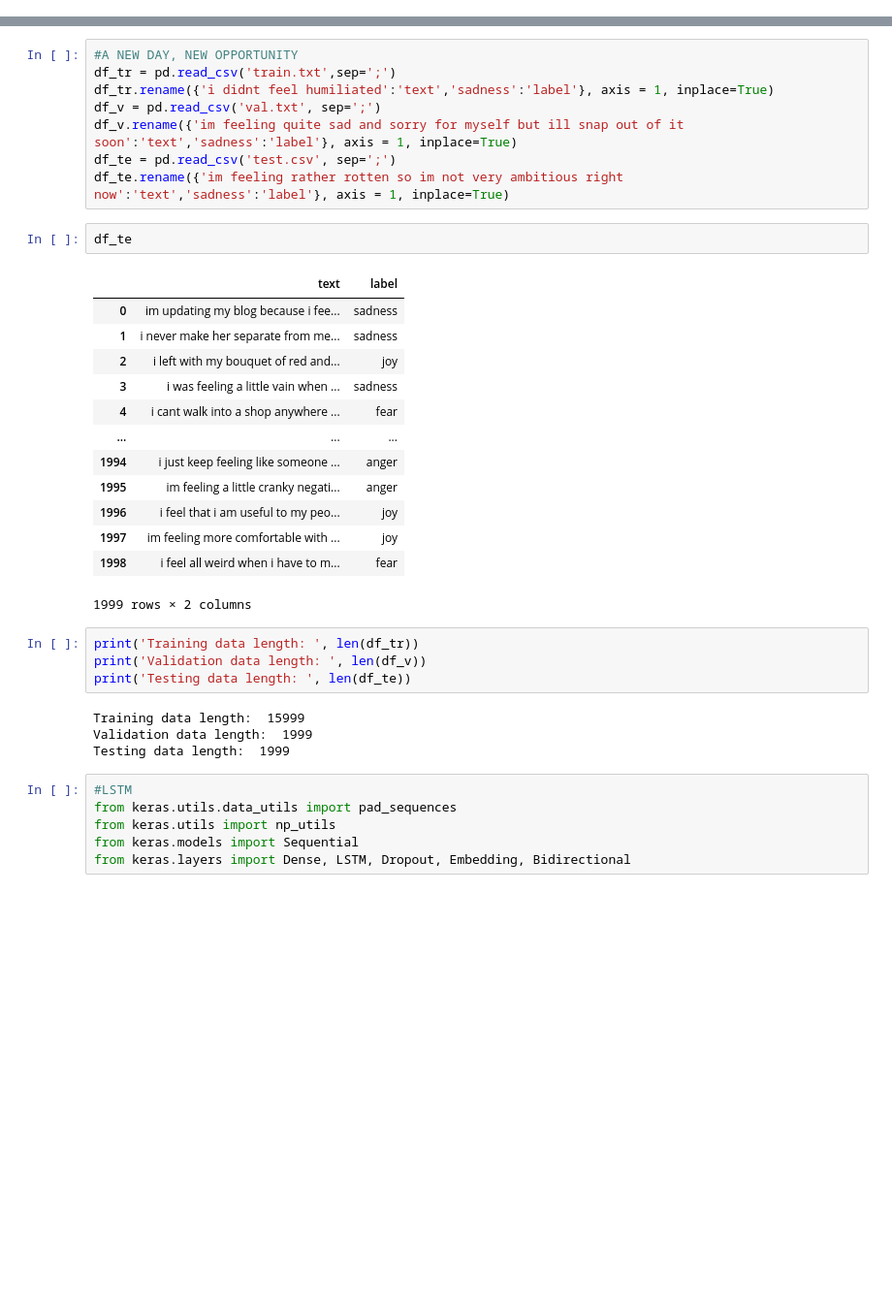
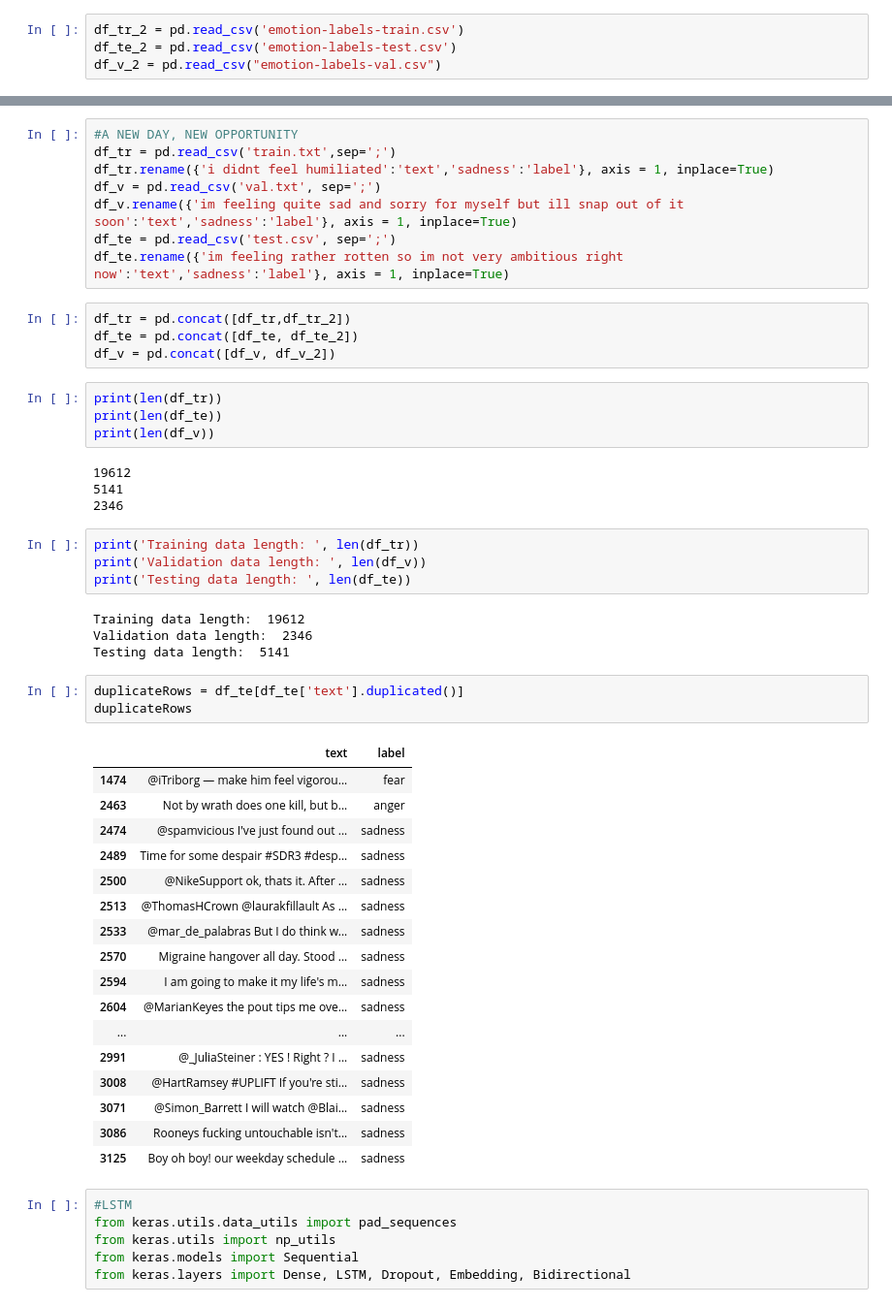
Before and after one commit to KamenDamov/NLP-Sentiment-Analysis, a Jupyter notebook: LSTM_Model.ipynb, the cells around one changed output, grey strips where cells are left out. Shown at 97% size. Drawn from its saved outputs; the diff is of its cells as text; blank space fills up the shorter version.

```diff
--- a/LSTM_Model.ipynb
+++ b/LSTM_Model.ipynb
@@ -88,0 +85,4 @@ clean('Hello, my name is Kamen. I hope you have a good day.')
+# %%
+df_tr_2 = pd.read_csv('emotion-labels-train.csv')
+df_te_2 = pd.read_csv('emotion-labels-test.csv')
+df_v_2 = pd.read_csv("emotion-labels-val.csv")
@@ -94,30 +110,47 @@ df_v = pd.read_csv('val.txt', sep=';')
 df_v.rename({'im feeling quite sad and sorry for myself but ill snap out of it soon':'text','sadness':'label'}, axis = 1, inplace=True)
 df_te = pd.read_csv('test.csv', sep=';')
 df_te.rename({'im feeling rather rotten so im not very ambitious right now':'text','sadness':'label'}, axis = 1, inplace=True)
-# %%
-df_te
-# %% [output]
-|  | text | label |
-| 0 | im updating my blog because i fee... | sadness |
-| 1 | i never make her separate from me... | sadness |
-| 2 | i left with my bouquet of red and... | joy |
-| 3 | i was feeling a little vain when ... | sadness |
-| 4 | i cant walk into a shop anywhere ... | fear |
-| ... | ... | ... |
-| 1994 | i just keep feeling like someone ... | anger |
-| 1995 | im feeling a little cranky negati... | anger |
-| 1996 | i feel that i am useful to my peo... | joy |
-| 1997 | im feeling more comfortable with ... | joy |
-| 1998 | i feel all weird when i have to m... | fear |
-1999 rows × 2 columns
+# %%
+df_tr = pd.concat([df_tr,df_tr_2])
+df_te = pd.concat([df_te, df_te_2])
+df_v = pd.concat([df_v, df_v_2])
+# %%
+print(len(df_tr))
+print(len(df_te))
+print(len(df_v))
+# %% [output]
+19612
+5141
+2346
 # %%
 print('Training data length: ', len(df_tr))
 print('Validation data length: ', len(df_v))
 print('Testing data length: ', len(df_te))
 # %% [output]
-Training data length:  15999
-Validation data length:  1999
-Testing data length:  1999
+Training data length:  19612
+Validation data length:  2346
+Testing data length:  5141
+# %%
+duplicateRows = df_te[df_te['text'].duplicated()]
+duplicateRows
+# %% [output]
+|  | text | label |
+| 1474 | @iTriborg — make him feel vigorou... | fear |
+| 2463 | Not by wrath does one kill, but b... | anger |
+| 2474 | @spamvicious I've just found out ... | sadness |
+| 2489 | Time for some despair #SDR3 #desp... | sadness |
+| 2500 | @NikeSupport ok, thats it. After ... | sadness |
+| 2513 | @ThomasHCrown @laurakfillault As ... | sadness |
+| 2533 | @mar_de_palabras But I do think w... | sadness |
+| 2570 | Migraine hangover all day. Stood ... | sadness |
+| 2594 | I am going to make it my life's m... | sadness |
+| 2604 | @MarianKeyes the pout tips me ove... | sadness |
+| ... | ... | ... |
+| 2991 | @_JuliaSteiner : YES ! Right ? I ... | sadness |
+| 3008 | @HartRamsey #UPLIFT If you're sti... | sadness |
+| 3071 | @Simon_Barrett I will watch @Blai... | sadness |
+| 3086 | Rooneys fucking untouchable isn't... | sadness |
+| 3125 | Boy oh boy! our weekday schedule ... | sadness |
 # %%
 #LSTM
 from keras.utils.data_utils import pad_sequences
```
Also changed, not shown: parts of 12 cells of this notebook, 2 other files.
